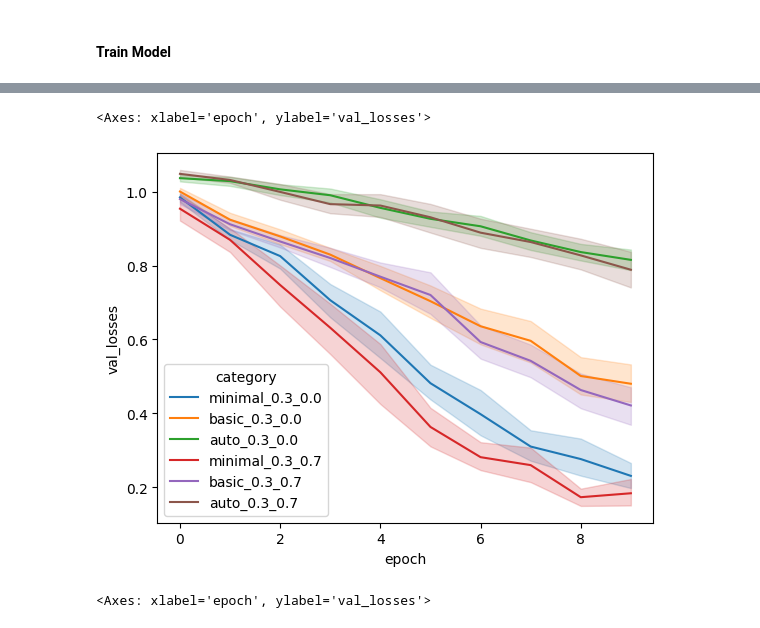
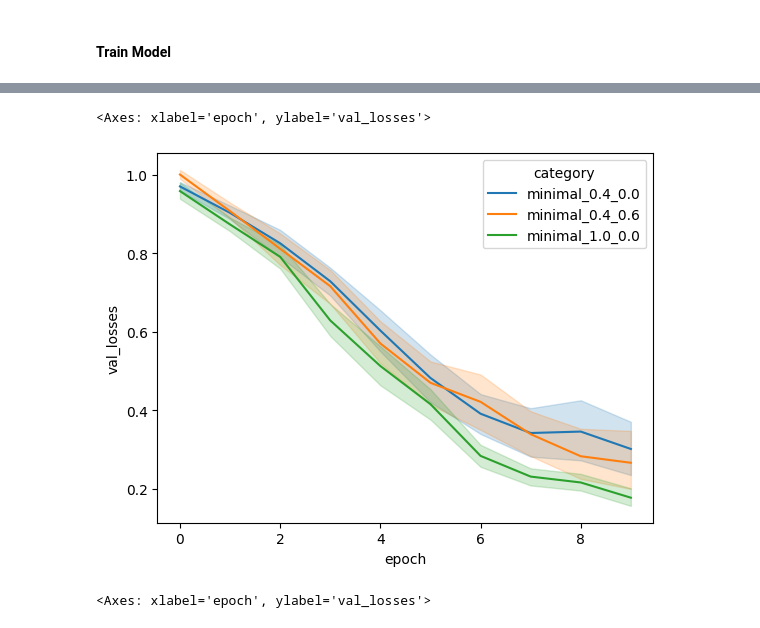
Before and after one commit to dan-kwon/MAS-thesis, a Jupyter notebook: convolutional_neural_network.ipynb, the cells around one changed output, grey strips where cells are left out. Drawn from its saved outputs; the diff is of its cells as text; code cells hidden in the pictures.

```diff
--- a/convolutional_neural_network.ipynb
+++ b/convolutional_neural_network.ipynb
@@ -209,6 +225,6 @@ KeyboardInterrupt:
 # %%
 df_results = pd.DataFrame()
-for f in os.listdir('results/'):
+for f in [f for f in os.listdir('results/') if 'train2' in f or 'train100' in f]:
     df_results = pd.concat((df_results,pd.read_csv(f'results/{f}')))
 # %%
 df_results['category'] = df_results['transform'] + '_' + df_results['train_percentage'].astype(str) + '_' +  df_results['synthetic_percentage'].astype(str)
@@ -217,14 +256,14 @@ df_results[df_results['category'].isin(['minimal_0.4_0.6','minimal_0.6_0.0','min
 # %%
 import seaborn as sns
 sns.lineplot(
-    data=df_results[df_results['category'].str.contains('0.3')],
+    data=df_results[df_results['category'].isin(['minimal_0.4_0.6','minimal_0.4_0.0','minimal_1.0_0.0'])],
     x='epoch',
     y='val_losses',
     hue='category'
 )
 # %% [output]
 <Axes: xlabel='epoch', ylabel='val_losses'>
-[figure, old version]
+[figure, new version]
 # %%
 import seaborn as sns
 transform_category = 'minimal'
```
Also changed, not shown: parts of 3 cells of this notebook.
